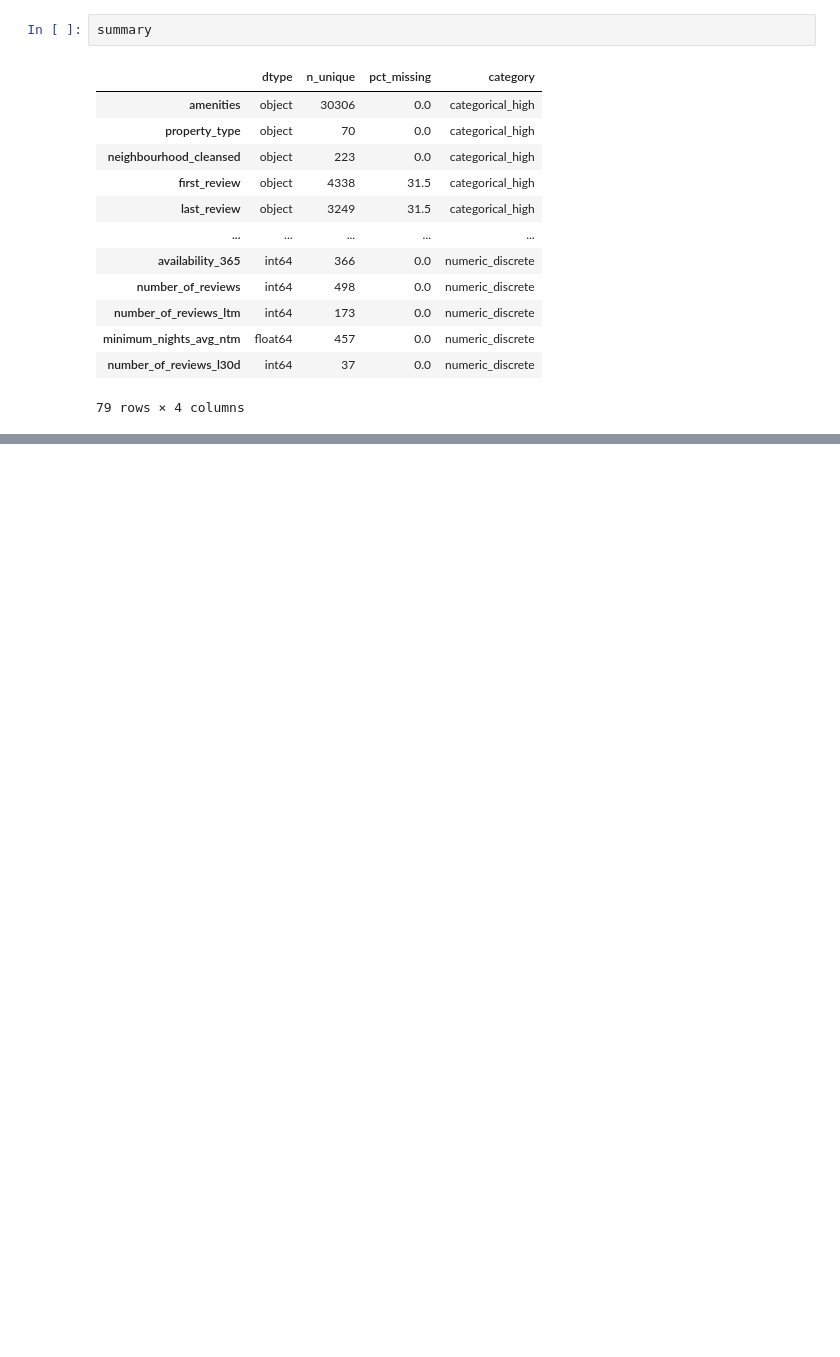
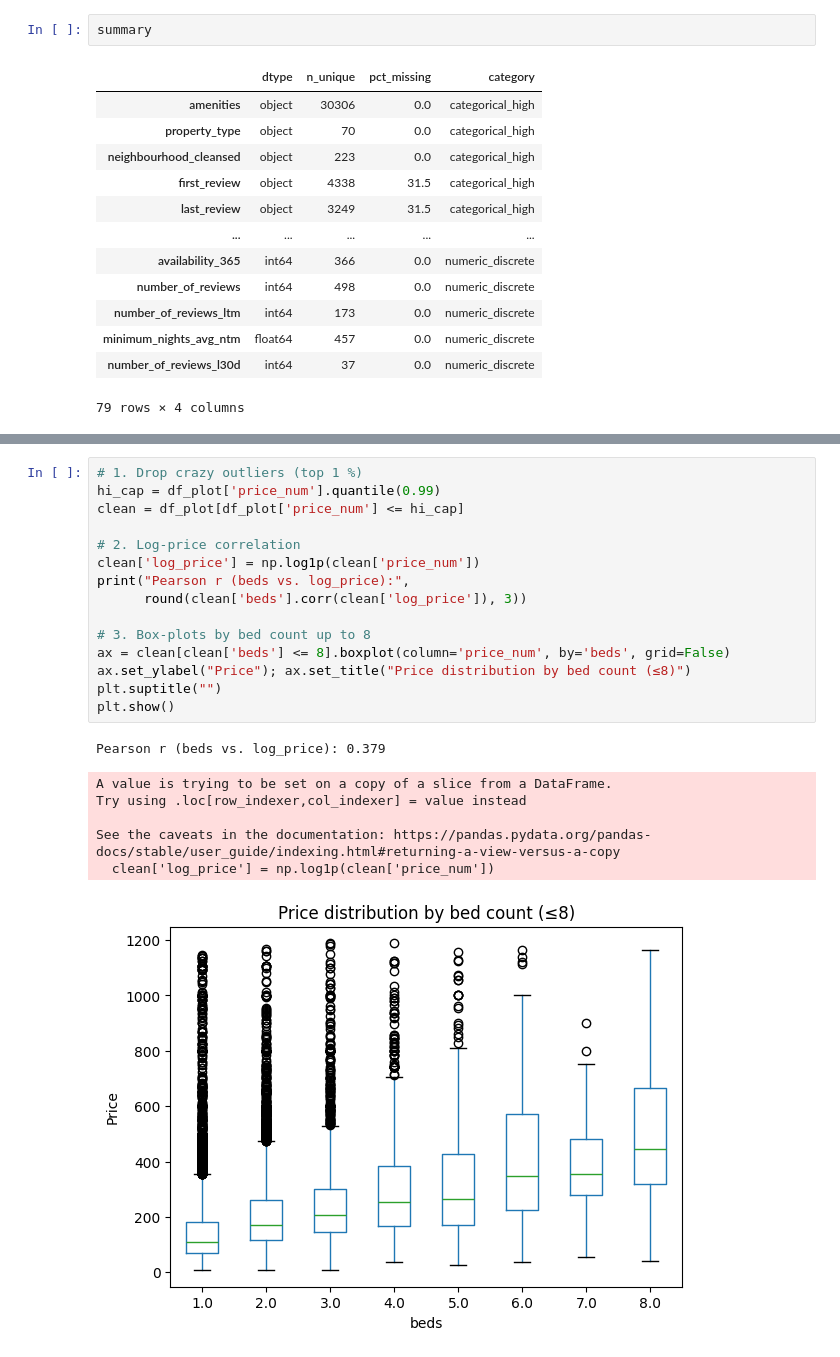
Before and after one commit to UrayLaszlo/Airbnb_project, a Jupyter notebook: nyc_airbnb_02_analysis.ipynb, the cells around one changed output, grey strips where cells are left out. Saved outputs shown, nothing was run; the diff lists cells and outputs as text; blank space fills up the shorter version.

```diff
--- a/nyc_airbnb_02_analysis.ipynb
+++ b/nyc_airbnb_02_analysis.ipynb
@@ -118,0 +178,23 @@ summary.describe()
+# %%
+# 1. Drop crazy outliers (top 1 %)
+hi_cap = df_plot['price_num'].quantile(0.99)
+clean = df_plot[df_plot['price_num'] <= hi_cap]
+
+# 2. Log-price correlation
+clean['log_price'] = np.log1p(clean['price_num'])
+print("Pearson r (beds vs. log_price):",
+      round(clean['beds'].corr(clean['log_price']), 3))
+
+# 3. Box-plots by bed count up to 8
+ax = clean[clean['beds'] <= 8].boxplot(column='price_num', by='beds', grid=False)
+ax.set_ylabel("Price"); ax.set_title("Price distribution by bed count (≤8)")
+plt.suptitle("")
+plt.show()
+# %% [output]
+Pearson r (beds vs. log_price): 0.379
+A value is trying to be set on a copy of a slice from a DataFrame.
+Try using .loc[row_indexer,col_indexer] = value instead
+
+See the caveats in the documentation: https://pandas.pydata.org/pandas-docs/stable/user_guide/indexing.html#returning-a-view-versus-a-copy
+  clean['log_price'] = np.log1p(clean['price_num'])
+[figure, added]
```
Also changed, not shown: parts of 9 cells of this notebook.
